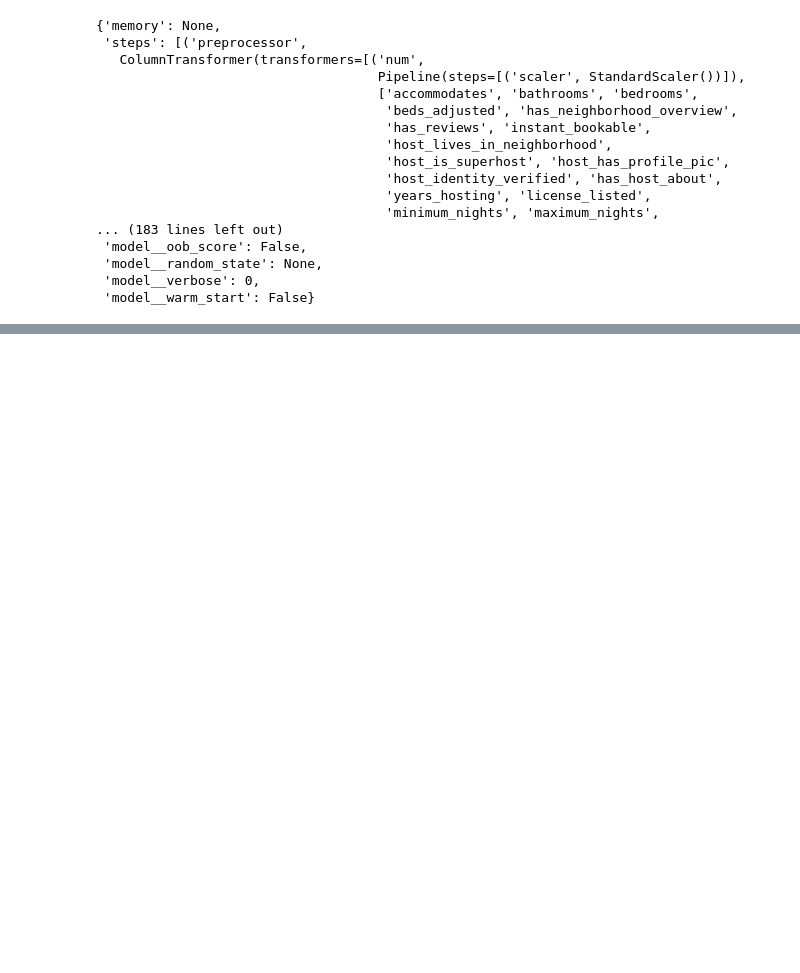
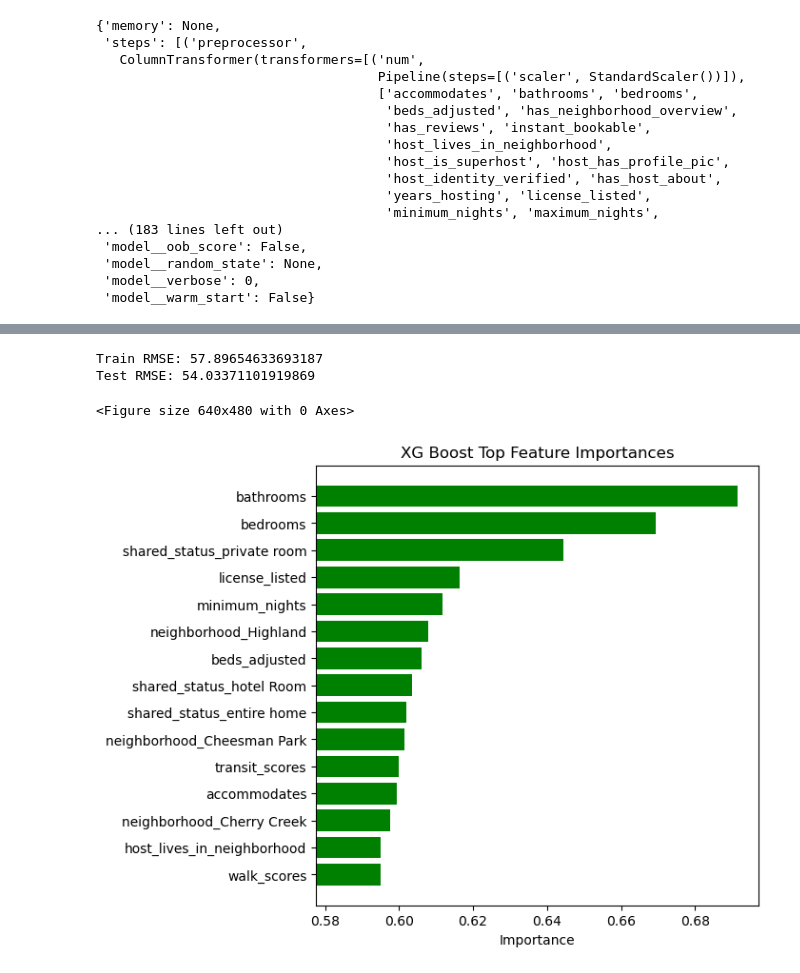
Before and after one commit to carlhorwitz/capstone, a Jupyter notebook: 2. Price Predictor/07. Bagged ET, GB and XG.ipynb, the cells around one changed output, grey strips where cells are left out. Cells and saved outputs as stored; diff of their text form; code cells hidden in the pictures; blank space fills up the shorter version.

```diff
--- a/2. Price Predictor/07. Bagged ET, GB and XG.ipynb
+++ b/2. Price Predictor/07. Bagged ET, GB and XG.ipynb
@@ -709,0 +783,9 @@ gsXG.fit(X, y)
+# %%
+paramsXG_last = {
+    'model__n_estimators': [40],
+    'model__base_estimator__learning_rate' : [None, 0.001, 0.005],
+    'model__base_estimator__max_depth': [4]
+}
+# %%
+gsXGl = GridSearchCV(pipeline3, param_grid=paramsXG_last, cv=5)
+gsXGl.fit(X, y)
@@ -709,0 +810,48 @@ gsXG.fit(X, y)
+# %%
+y_pred_train = gsXGl.predict(X_train)
+rmse_train = (mean_squared_error(y_train, y_pred_train))**0.5
+print("Train RMSE:", rmse_train)
+
+y_pred = gsXGl.predict(X_test)
+rmse = (mean_squared_error(y_test, y_pred))**0.5
+print("Test RMSE:", rmse)
+# %% [output]
+Train RMSE: 57.89654633693187
+Test RMSE: 54.03371101919869
+# %%
+best_model = gsXGl.best_estimator_.named_steps['model']
+
+# Get feature importances from individual trees in the ensemble
+importances = None
+for estimator in best_model.estimators_:
+    if importances is None:
+        importances = estimator.feature_importances_
+    else:
+        importances += estimator.feature_importances_
+
+# Normalize the importances so they sum to 1
+importances /= len(best_model.estimators_)
+
+# Get feature names
+preprocessor = gsXG.best_estimator_.named_steps['preprocessor']
+num_features = preprocessor.transformers_[0][2]
+cat_features = preprocessor.transformers_[1][2]
+feature_names = num_features + list(preprocessor.named_transformers_['cat'].named_steps['onehot'].get_feature_names(cat_features))
+
+# Create a dictionary of feature names and importances
+feature_importances = dict(zip(feature_names, importances))
+
+# Sort the dictionary by importance
+sorted_feature_importances = sorted(feature_importances.items(), key=lambda x: x[1], reverse=True)[:15]
+plt.savefig('../images/XG_feature_importance.png', bbox_inches='tight')
+
+# Plot the top 15 feature importances
+plt.figure(figsize=(6, 6))
+plt.barh([x[0] for x in sorted_feature_importances], [x[1] for x in sorted_feature_importances], left=sum([x[1] for x in sorted_feature_importances]), color='green')
+plt.xlabel('Importance')
+plt.gca().invert_yaxis() # invert the y-axis to show largest on top
+plt.title('XG Boost Top Feature Importances')
+plt.show()
+# %% [output]
+<Figure size 640x480 with 0 Axes>
+[figure, added]
```
Also changed, not shown: parts of 10 cells of this notebook, 4 other files.
